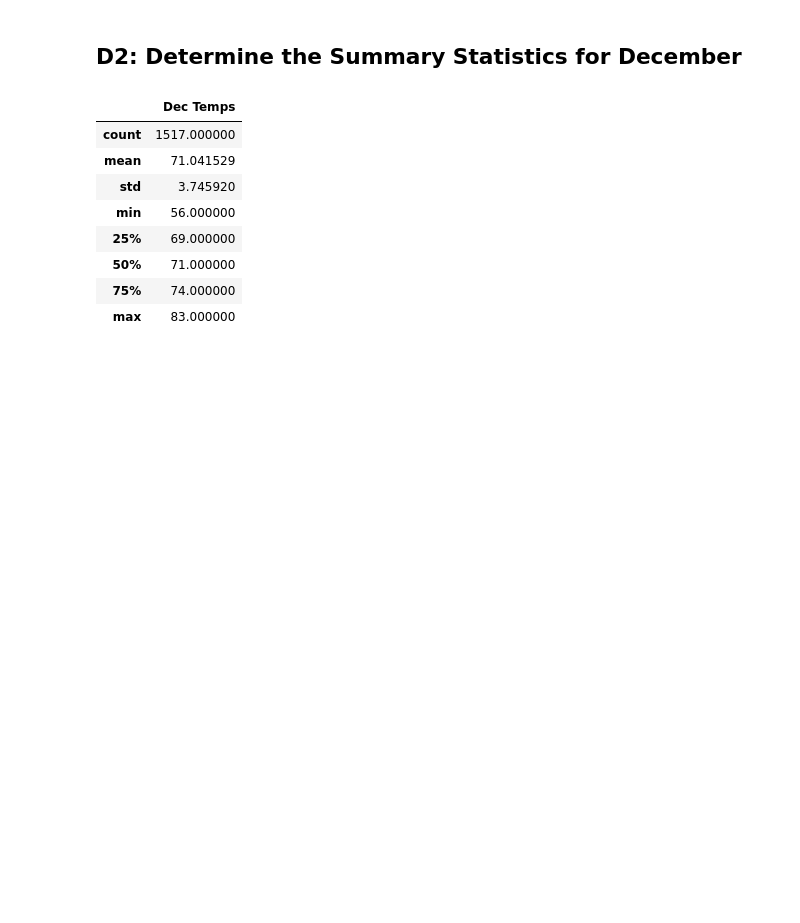
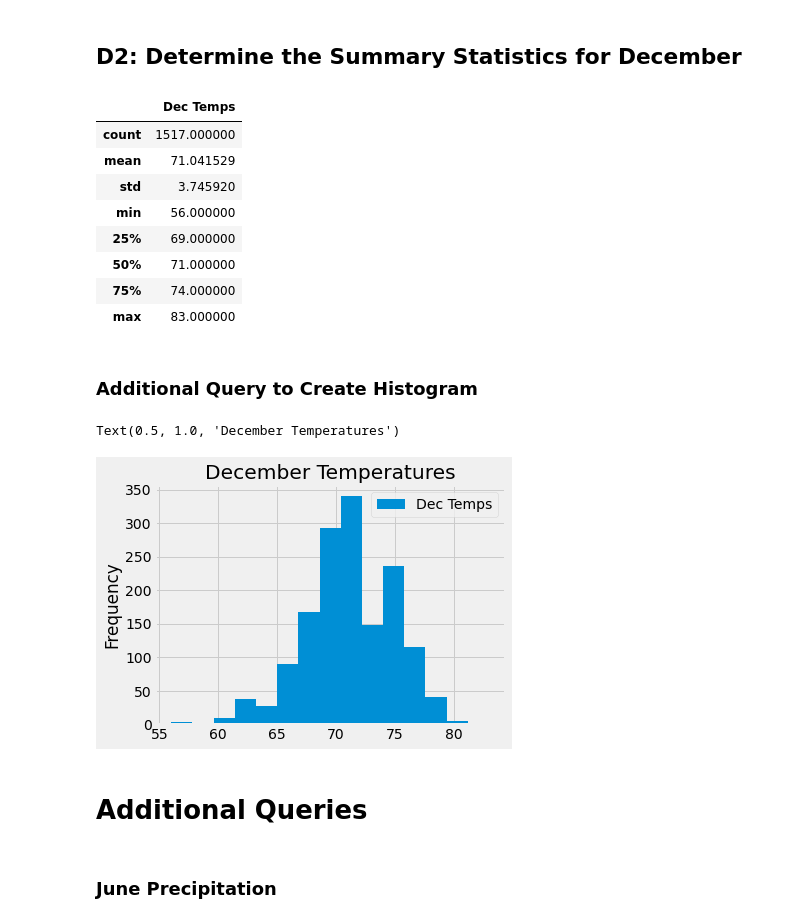
Before and after one commit to duygusimsek/surfs_up, a Jupyter notebook: SurfsUp_Challenge.ipynb, the cells around one changed output. Drawn from its saved outputs; the diff is of its cells as text; code cells hidden in the pictures; blank space fills up the shorter version.

```diff
--- a/SurfsUp_Challenge.ipynb
+++ b/SurfsUp_Challenge.ipynb
@@ -84,3 +99,17 @@ dec_temps_df.describe()
 | 50% | 71.000000 |
 | 75% | 74.000000 |
 | max | 83.000000 |
+# %% [markdown]
+### Additional Query to Create Histogram
+# %%
+dec_temp_df = pd.DataFrame(dec_temps_df, columns=['Dec Temps'])
+dec_temp_df.plot.hist(bins=15)
+plt.tight_layout()
+plt.title('December Temperatures')
+# %% [output]
+Text(0.5, 1.0, 'December Temperatures')
+[figure, added]
+# %% [markdown]
+# Additional Queries
+# %% [markdown]
+### June Precipitation
```
Also changed, not shown: parts of 10 cells of this notebook.
